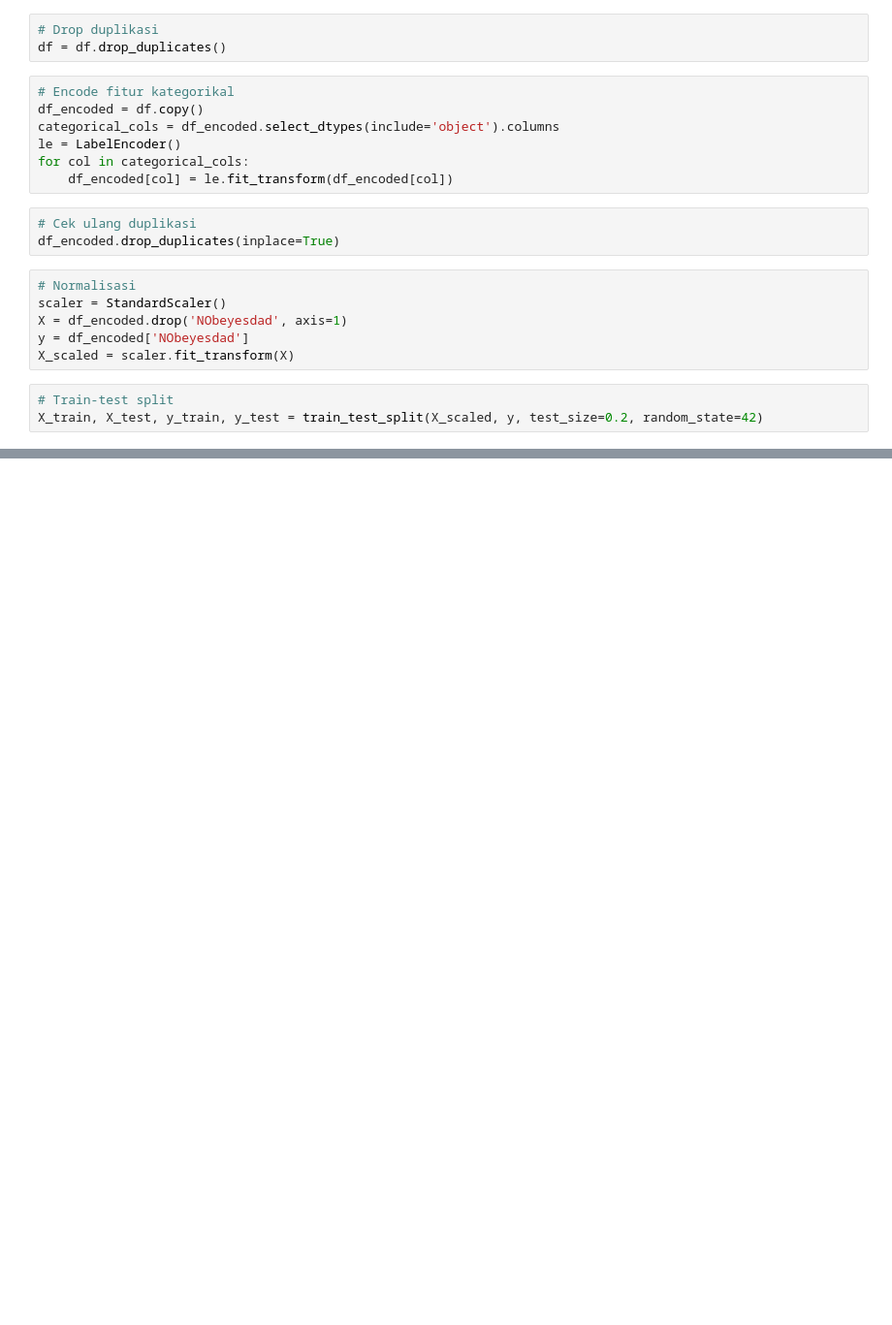
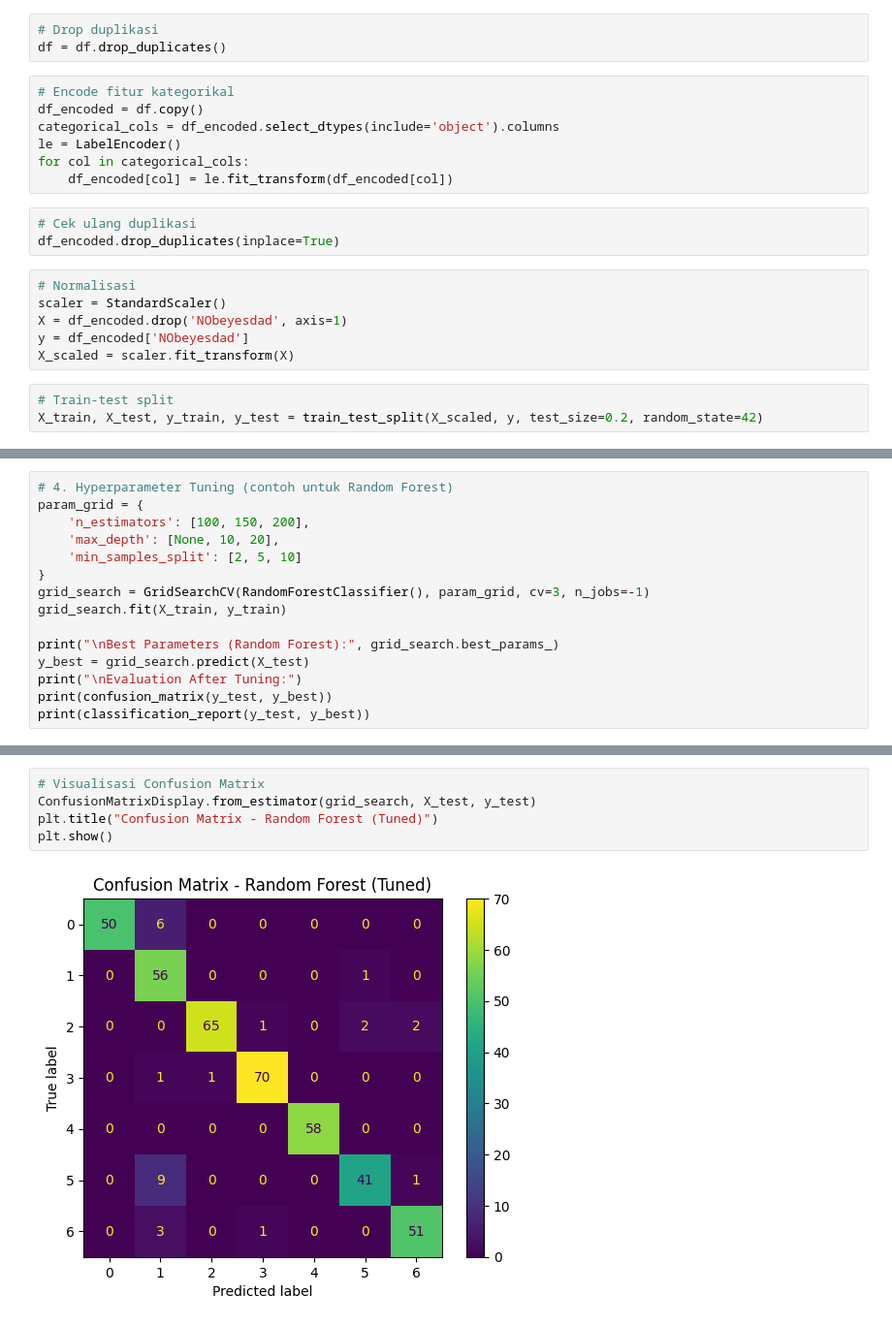
Before and after one commit to sabdaaf/capstone-ds, a Jupyter notebook: capstone.ipynb, the cells around one changed output, grey strips where cells are left out. Shown: that part at 97% size. Cells and saved outputs as stored; diff of their text form; blank space fills up the shorter version.

```diff
--- a/capstone.ipynb
+++ b/capstone.ipynb
@@ -276,0 +228,15 @@ plt.show()
+# %%
+# 4. Hyperparameter Tuning (contoh untuk Random Forest)
+param_grid = {
+    'n_estimators': [100, 150, 200],
+    'max_depth': [None, 10, 20],
+    'min_samples_split': [2, 5, 10]
+}
+grid_search = GridSearchCV(RandomForestClassifier(), param_grid, cv=3, n_jobs=-1)
+grid_search.fit(X_train, y_train)
+
+print("\nBest Parameters (Random Forest):", grid_search.best_params_)
+y_best = grid_search.predict(X_test)
+print("\nEvaluation After Tuning:")
+print(confusion_matrix(y_test, y_best))
+print(classification_report(y_test, y_best))
@@ -276,0 +261,7 @@ plt.show()
+# %%
+# Visualisasi Confusion Matrix
+ConfusionMatrixDisplay.from_estimator(grid_search, X_test, y_test)
+plt.title("Confusion Matrix - Random Forest (Tuned)")
+plt.show()
+# %% [output]
+[figure, added]
```
Also changed, not shown: parts of 9 cells of this notebook.
